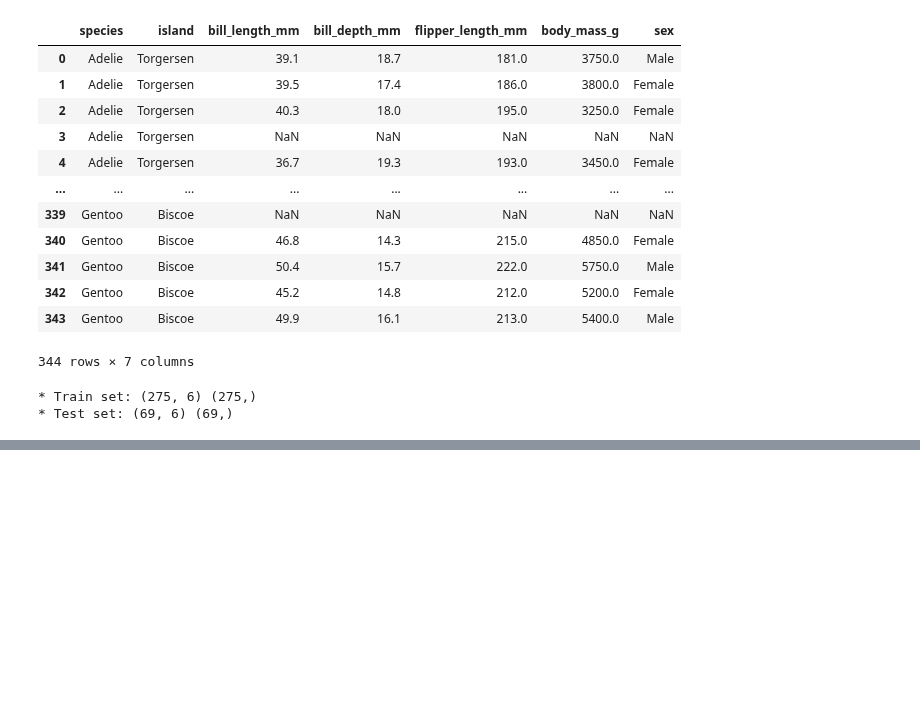
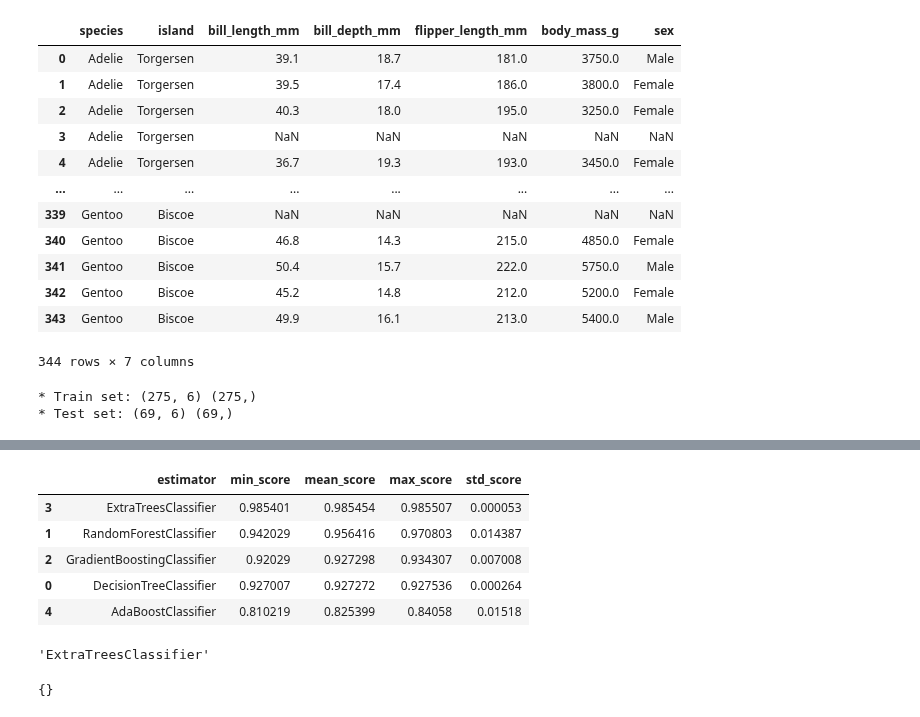
Before and after one commit to Danpr1984/Calculator-, a Jupyter notebook: cross_validation.ipynb, the cells around one changed output, grey strips where cells are left out. Drawn from its saved outputs; the diff is of its cells as text; code cells hidden in the pictures; blank space fills up the shorter version.

```diff
--- a/cross_validation.ipynb
+++ b/cross_validation.ipynb
@@ -567,0 +614,16 @@ def PipelineOptimization(model):
+# %%
+models_search = {
+    "DecisionTreeClassifier": DecisionTreeClassifier(random_state=0),
+    "RandomForestClassifier": RandomForestClassifier(random_state=0),
+    "GradientBoostingClassifier": GradientBoostingClassifier(random_state=0),
+    "ExtraTreesClassifier": ExtraTreesClassifier(random_state=0),
+    "AdaBoostClassifier": AdaBoostClassifier(random_state=0),
+}
+# %%
+params_search = {
+    "DecisionTreeClassifier": {},
+    "RandomForestClassifier": {},
+    "GradientBoostingClassifier": {},
+    "ExtraTreesClassifier": {},
+    "AdaBoostClassifier": {},
+}
@@ -567,0 +656,19 @@ def PipelineOptimization(model):
+# %%
+grid_search_summary, grid_search_pipelines = search.score_summary(sort_by='mean_score')
+grid_search_summary
+# %% [output]
+|  | estimator | min_score | mean_score | max_score | std_score |
+| 3 | ExtraTreesClassifier | 0.985401 | 0.985454 | 0.985507 | 0.000053 |
+| 1 | RandomForestClassifier | 0.942029 | 0.956416 | 0.970803 | 0.014387 |
+| 2 | GradientBoostingClassifier | 0.92029 | 0.927298 | 0.934307 | 0.007008 |
+| 0 | DecisionTreeClassifier | 0.927007 | 0.927272 | 0.927536 | 0.000264 |
+| 4 | AdaBoostClassifier | 0.810219 | 0.825399 | 0.84058 | 0.01518 |
+# %%
+best_model = grid_search_summary.iloc[0,0]
+best_model
+# %% [output]
+'ExtraTreesClassifier'
+# %%
+grid_search_pipelines[best_model].best_params_
+# %% [output]
+{}
```
Also changed, not shown: parts of 10 cells of this notebook.
